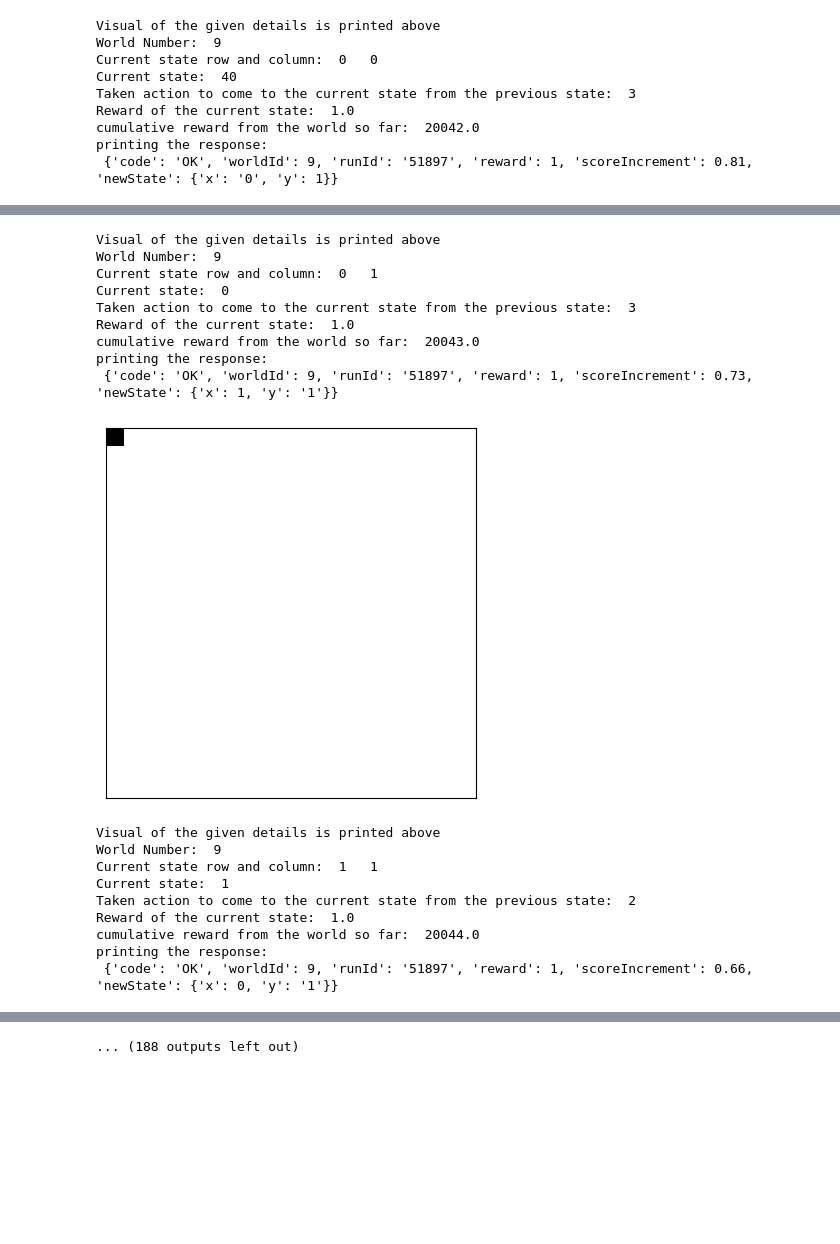
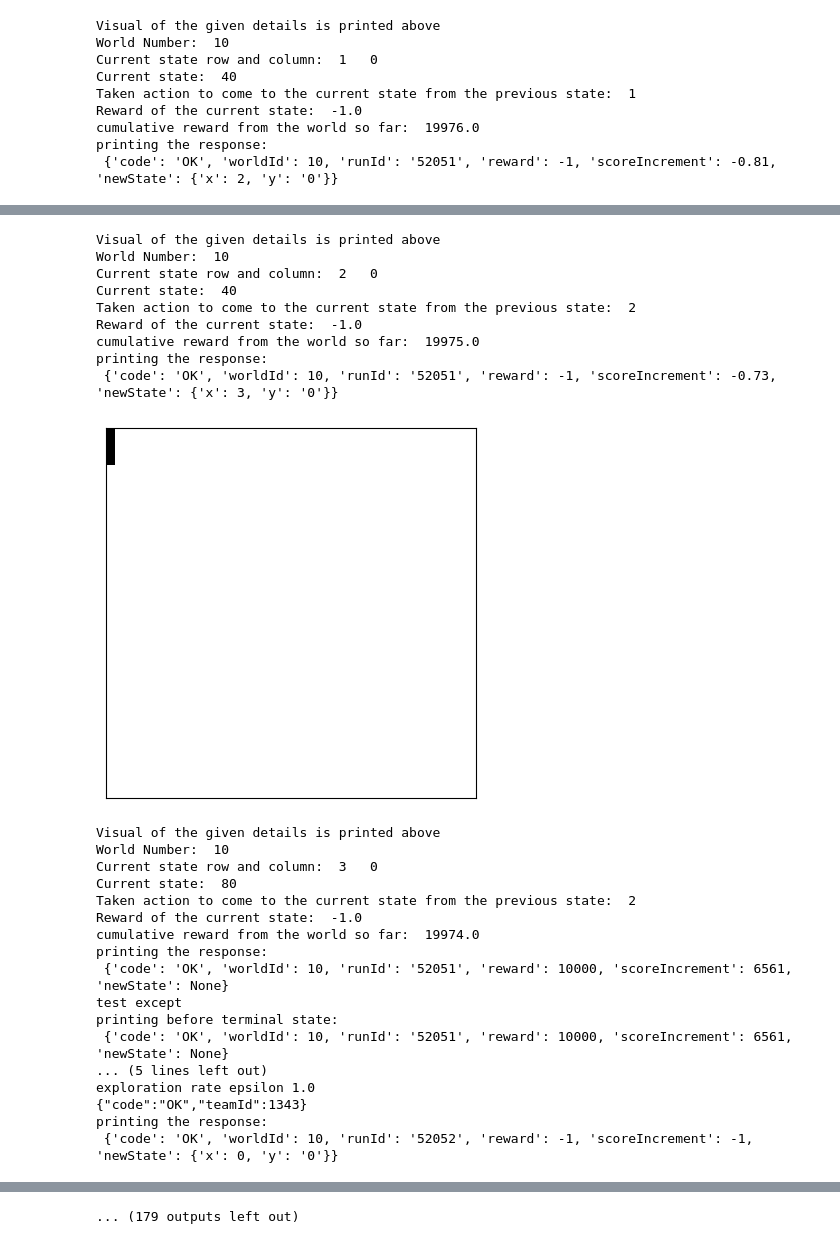
Before and after one commit to tmehtiyev2019/Reinforcement-Learning, a Jupyter notebook: Exporation_Script version2.ipynb, the cells around one changed output, grey strips where cells are left out. Drawn from its saved outputs; the diff is of its cells as text; code cells hidden in the pictures; blank space fills up the shorter version.

```diff
--- a/Exporation_Script version2.ipynb
+++ b/Exporation_Script version2.ipynb
@@ -112,7 +112,7 @@ for episode in range(n_episodes):
             world_id=np.argmax(score_map[1:])+1
             print(score_map)
 
-        world_id=9
+        world_id=10
         adjusted_epsilon=epsilon*(1**world_traversal_count[world_id])
         adjusted_alpha=alpha*(1**world_traversal_count[world_id])
         print(world_id, " world selected for iteration")
@@ -271,10 +271,10 @@ printing the response:
 [figure]
 Visual of the given details is printed above
-World Number:  9
-Current state row and column:  0   0
+World Number:  10
+Current state row and column:  1   0
 Current state:  40
-Taken action to come to the current state from the previous state:  3
-Reward of the current state:  1.0
-cumulative reward from the world so far:  20042.0
+Taken action to come to the current state from the previous state:  1
+Reward of the current state:  -1.0
+cumulative reward from the world so far:  19976.0
 printing the response:
- {'code': 'OK', 'worldId': 9, 'runId': '51897', 'reward': 1, 'scoreIncrement': 0.81, 'newState': {'x': '0', 'y': 1}}
+ {'code': 'OK', 'worldId': 10, 'runId': '52051', 'reward': -1, 'scoreIncrement': -0.81, 'newState': {'x': 2, 'y': '0'}}
@@ -282,19 +282,27 @@ printing the response:
 Visual of the given details is printed above
-World Number:  9
-Current state row and column:  0   1
-Current state:  0
-Taken action to come to the current state from the previous state:  3
-Reward of the current state:  1.0
-cumulative reward from the world so far:  20043.0
+World Number:  10
+Current state row and column:  2   0
+Current state:  40
+Taken action to come to the current state from the previous state:  2
+Reward of the current state:  -1.0
+cumulative reward from the world so far:  19975.0
 printing the response:
- {'code': 'OK', 'worldId': 9, 'runId': '51897', 'reward': 1, 'scoreIncrement': 0.73, 'newState': {'x': 1, 'y': '1'}}
+ {'code': 'OK', 'worldId': 10, 'runId': '52051', 'reward': -1, 'scoreIncrement': -0.73, 'newState': {'x': 3, 'y': '0'}}
-[figure, old version]
+[figure, new version]
 Visual of the given details is printed above
-World Number:  9
-Current state row and column:  1   1
-Current state:  1
+World Number:  10
+Current state row and column:  3   0
+Current state:  80
 Taken action to come to the current state from the previous state:  2
-Reward of the current state:  1.0
-cumulative reward from the world so far:  20044.0
+Reward of the current state:  -1.0
+cumulative reward from the world so far:  19974.0
 printing the response:
- {'code': 'OK', 'worldId': 9, 'runId': '51897', 'reward': 1, 'scoreIncrement': 0.66, 'newState': {'x': 0, 'y': '1'}}
+ {'code': 'OK', 'worldId': 10, 'runId': '52051', 'reward': 10000, 'scoreIncrement': 6561, 'newState': None}
+test except
+printing before terminal state:
+ {'code': 'OK', 'worldId': 10, 'runId': '52051', 'reward': 10000, 'scoreIncrement': 6561, 'newState': None}
+... (5 lines left out)
+exploration rate epsilon 1.0
+{"code":"OK","teamId":1343}
+printing the response:
+ {'code': 'OK', 'worldId': 10, 'runId': '52052', 'reward': -1, 'scoreIncrement': -1, 'newState': {'x': 0, 'y': '0'}}
@@ -312 +320 @@ printing the response:
-... (188 outputs left out)
+... (179 outputs left out)
```
Also changed, not shown: parts of 1 cell of this notebook, 4 other files.
